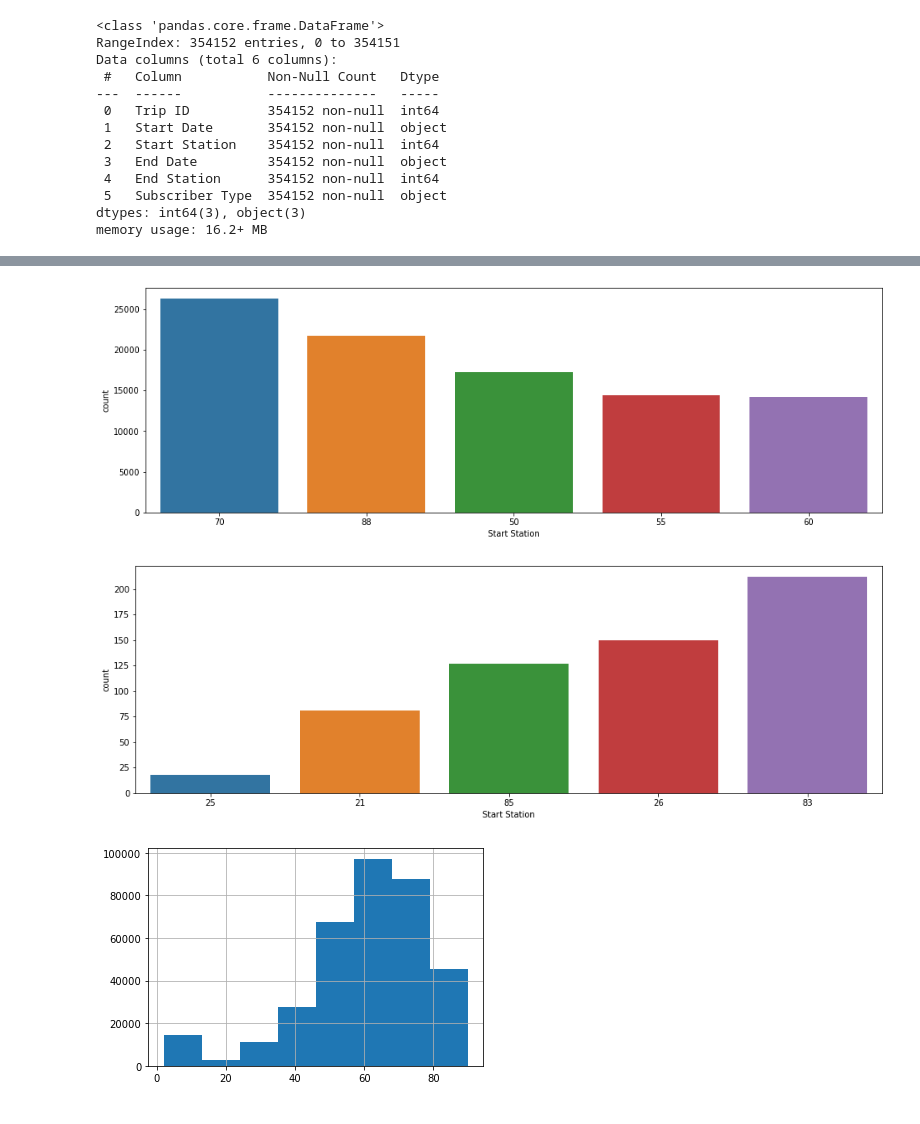
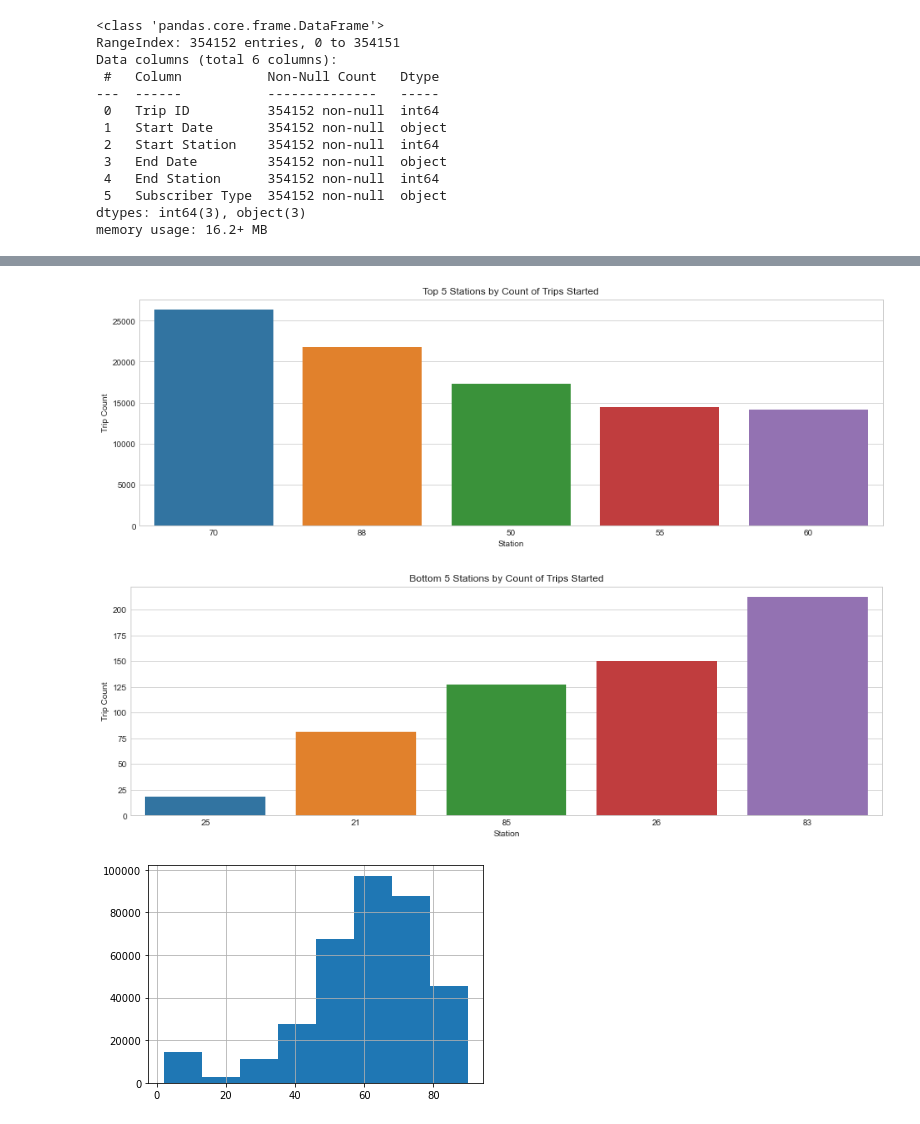
Before and after one commit to jkurdys/BikeShare, a Jupyter notebook: notebooks/BikeShare.ipynb, the cells around one changed output, grey strips where cells are left out. Cells and saved outputs as stored; diff of their text form; code cells hidden in the pictures.

```diff
--- a/notebooks/BikeShare.ipynb
+++ b/notebooks/BikeShare.ipynb
@@ -20,7 +20,7 @@ import datetime as dt
 
 import seaborn as sns
 import matplotlib.pyplot as plt
-plt
+plt.style.use('seaborn-whitegrid')
 # %%
 stations = pd.read_csv('../data/station_data.csv')
 trips = pd.read_csv('../data/trip_data.csv',
@@ -115,13 +124,19 @@ trips.loc[trips["End Station"]==89, "End Station"]=90
 # %%
 fig, ax=plt.subplots(figsize=(16, 5))
-sns.countplot(x=trips["Start Station"], order= trips['Start Station'].value_counts().index[:5], ax=ax);
+sns.countplot(x=trips["Start Station"], order= trips['Start Station'].value_counts().index[:5], ax=ax)
+ax.set_title("Top 5 Stations by Count of Trips Started")
+ax.set_xlabel('Station')
+ax.set_ylabel('Trip Count');
 # %% [output]
-[figure, old version]
+[figure, new version]
 # %%
 fig, ax=plt.subplots(figsize=(16, 5))
-sns.countplot(x=trips["Start Station"], order= trips['Start Station'].value_counts(ascending=True).index[:5], ax=ax);
+sns.countplot(x=trips["Start Station"], order= trips['Start Station'].value_counts(ascending=True).index[:5], ax=ax)
+ax.set_title("Bottom 5 Stations by Count of Trips Started")
+ax.set_xlabel('Station')
+ax.set_ylabel('Trip Count');
 # %% [output]
-[figure, old version]
+[figure, new version]
 # %%
 trips['Start Station'].hist(bins=int(np.sqrt(len(stations.Id))));
 # %% [output]
```
Also changed, not shown: parts of 5 cells of this notebook.
